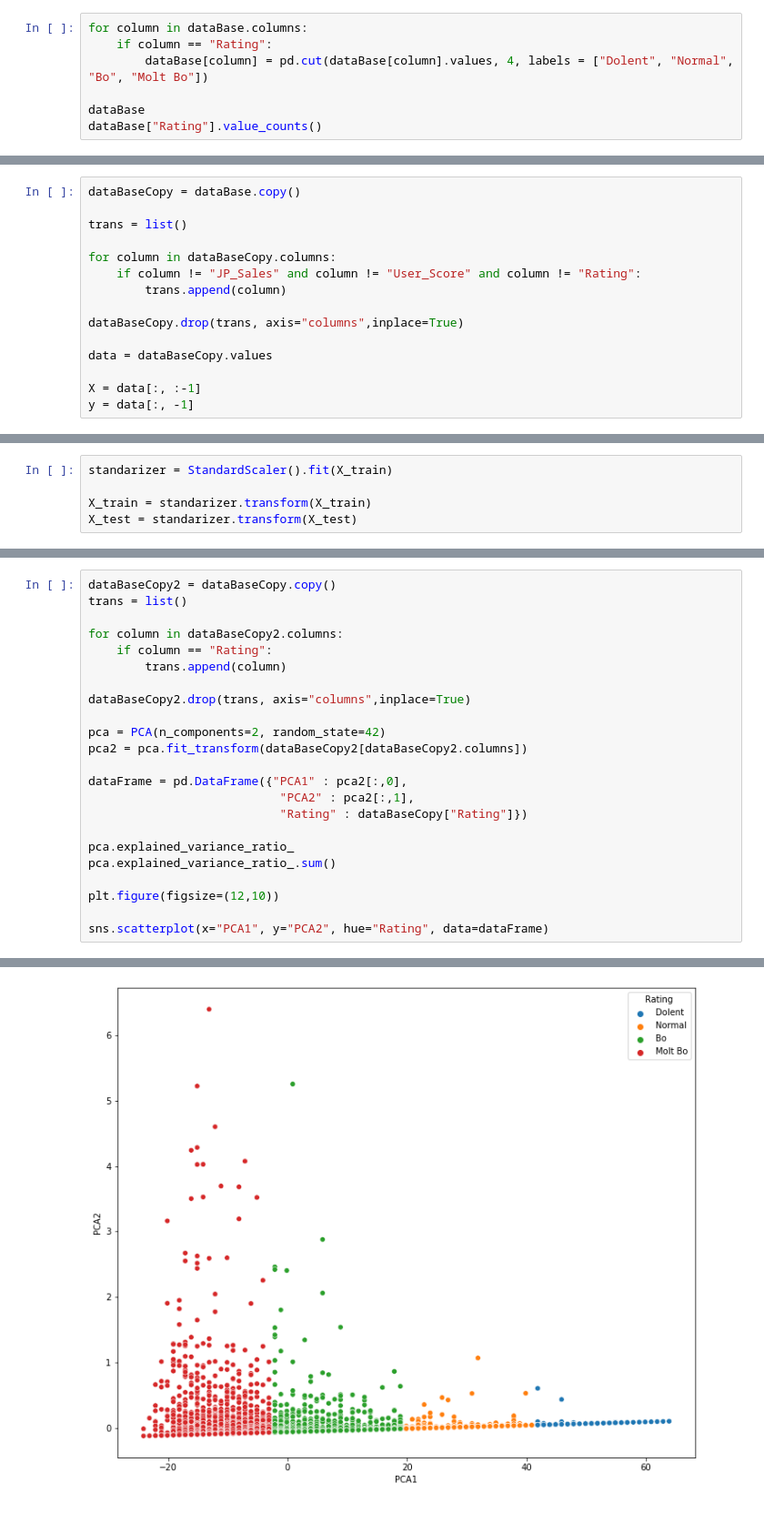
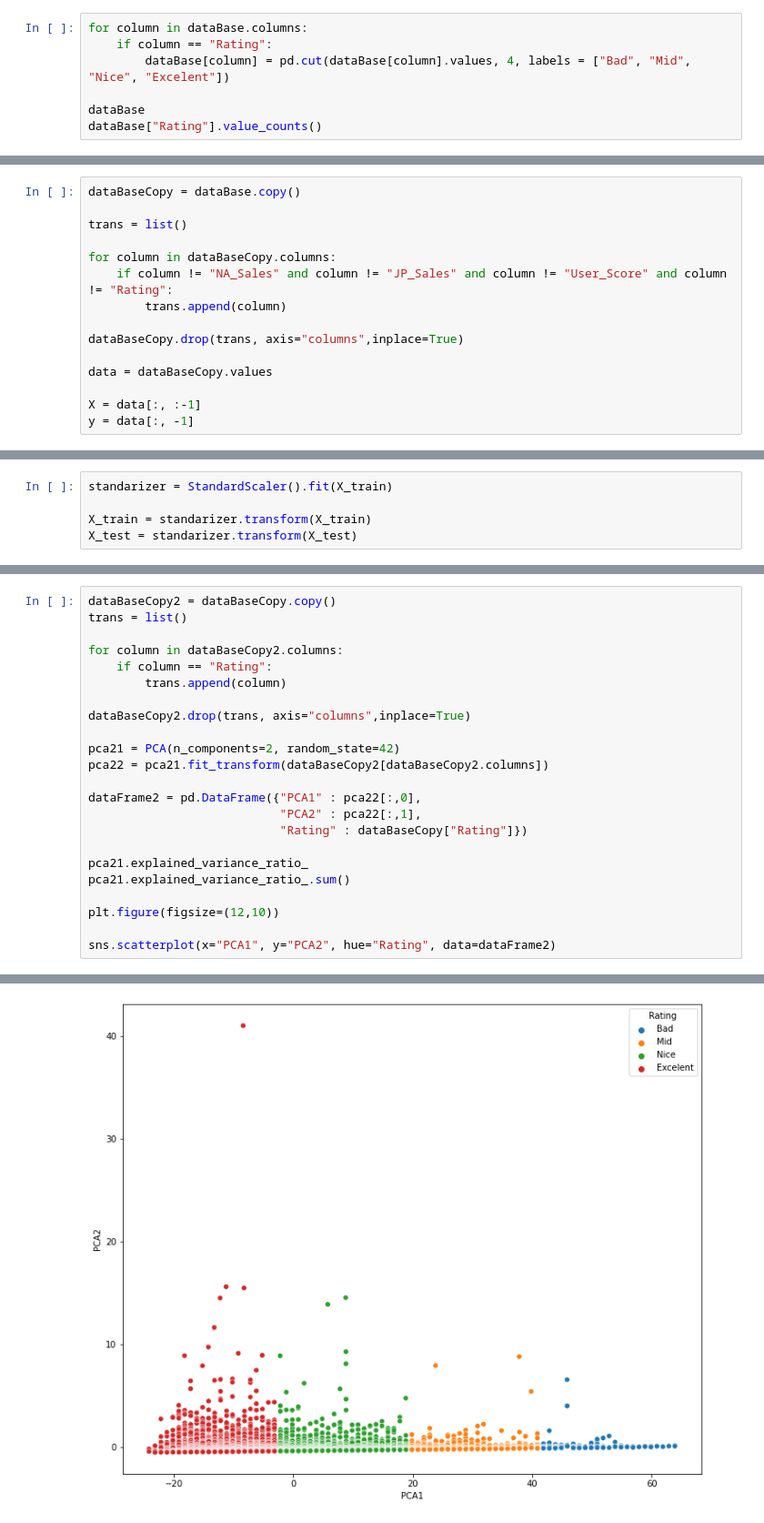
Before and after one commit to saulgordillo/APC_Kaggle, a Jupyter notebook: kaggle.ipynb, the cells around one changed output, grey strips where cells are left out. Shown: that part at 91% size. Saved outputs shown, nothing was run; the diff lists cells and outputs as text.

```diff
--- a/kaggle.ipynb
+++ b/kaggle.ipynb
@@ -224,7 +224,7 @@ Per fer més fàcil la predicció, dividiré l'atribut **JP_Sales** en 4 quartil
 # %%
 for column in dataBase.columns:
     if column == "Rating":
-        dataBase[column] = pd.cut(dataBase[column].values, 4, labels = ["Dolent", "Normal", "Bo", "Molt Bo"])
+        dataBase[column] = pd.cut(dataBase[column].values, 4, labels = ["Bad", "Mid", "Nice", "Excelent"])
 
 dataBase
 dataBase["Rating"].value_counts()
@@ -250,7 +250,7 @@ dataBaseCopy = dataBase.copy()
 trans = list()
 
 for column in dataBaseCopy.columns:
-    if column != "JP_Sales" and column != "User_Score" and column != "Rating":
+    if column != "NA_Sales" and column != "JP_Sales" and column != "User_Score" and column != "Rating":
         trans.append(column)
 
 dataBaseCopy.drop(trans, axis="columns",inplace=True)
@@ -292,17 +292,17 @@ for column in dataBaseCopy2.columns:
 
 dataBaseCopy2.drop(trans, axis="columns",inplace=True)
 
-pca = PCA(n_components=2, random_state=42)
-pca2 = pca.fit_transform(dataBaseCopy2[dataBaseCopy2.columns])
+pca21 = PCA(n_components=2, random_state=42)
+pca22 = pca21.fit_transform(dataBaseCopy2[dataBaseCopy2.columns])
 
-dataFrame = pd.DataFrame({"PCA1" : pca2[:,0],
-                           "PCA2" : pca2[:,1],
+dataFrame2 = pd.DataFrame({"PCA1" : pca22[:,0],
+                           "PCA2" : pca22[:,1],
                            "Rating" : dataBaseCopy["Rating"]})
 
-pca.explained_variance_ratio_
-pca.explained_variance_ratio_.sum()
+pca21.explained_variance_ratio_
+pca21.explained_variance_ratio_.sum()
 
 plt.figure(figsize=(12,10))
 
-sns.scatterplot(x="PCA1", y="PCA2", hue="Rating", data=dataFrame)
+sns.scatterplot(x="PCA1", y="PCA2", hue="Rating", data=dataFrame2)
 # %% [output]
@@ -310 +311 @@ sns.scatterplot(x="PCA1", y="PCA2", hue="Rating", data=dataFrame)
-[figure, old version]
+[figure, new version]
```
Also changed, not shown: parts of 8 cells of this notebook.
